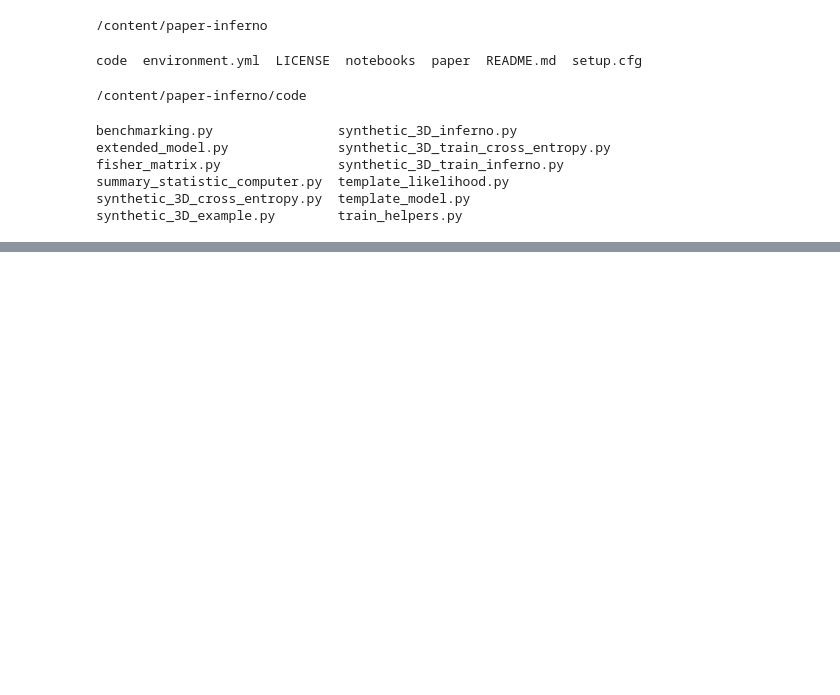
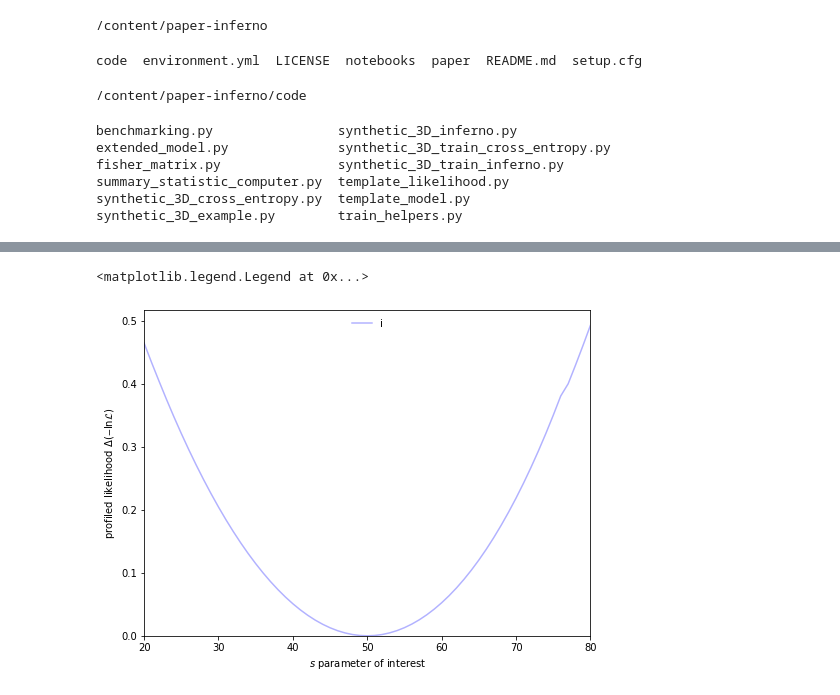
Before and after one commit to llayer/inferno, a Jupyter notebook: inferno_TF1.ipynb, the cells around one changed output, grey strips where cells are left out. Drawn from its saved outputs; the diff is of its cells as text; code cells hidden in the pictures; blank space fills up the shorter version.

```diff
--- a/inferno_TF1.ipynb
+++ b/inferno_TF1.ipynb
@@ -321,3 +325,7 @@ class SyntheticThreeDimInferno(object):
     aux_fisher = FisherMatrix(sum(hess_aux.values()), pars)
 
     return fisher, aux_fisher
+# %%
+from google.colab import drive
+drive.mount('/content/gdrive')
+path = "/content/gdrive/My Drive/model_tf1.h5"
@@ -440,0 +384,2 @@ INFO:tensorflow:Restoring parameters from inf_ne_5_lr_1e-06_bs_1000_t_0.1/model.
+# %%
+sess = tf.Session()
@@ -440,0 +489,19 @@ INFO:tensorflow:Restoring parameters from inf_ne_5_lr_1e-06_bs_1000_t_0.1/model.
+# %%
+import matplotlib.pyplot as plt
+from scipy.interpolate import InterpolatedUnivariateSpline
+fig, ax = plt.subplots(figsize=(8,6))
+
+shift_nll = p_nll-p_nll.min()
+inf_line = ax.plot(s_exp_scan, shift_nll ,"b",alpha=0.3)
+
+ax.set_ylim(bottom=0)
+ax.set_xlim(left=s_exp_scan.min(), right=s_exp_scan.max())
+
+ax.set_xlabel("$s$ parameter of interest")
+ax.set_ylabel(r"profiled likelihood $\Delta(\mathcal{-\ln L})$")
+
+ax.legend((inf_line), ("inference-aware"),
+          loc="upper center",frameon=False)
+# %% [output]
+<matplotlib.legend.Legend at 0x...>
+[figure, added]
```
Also changed, not shown: parts of 17 cells of this notebook.
